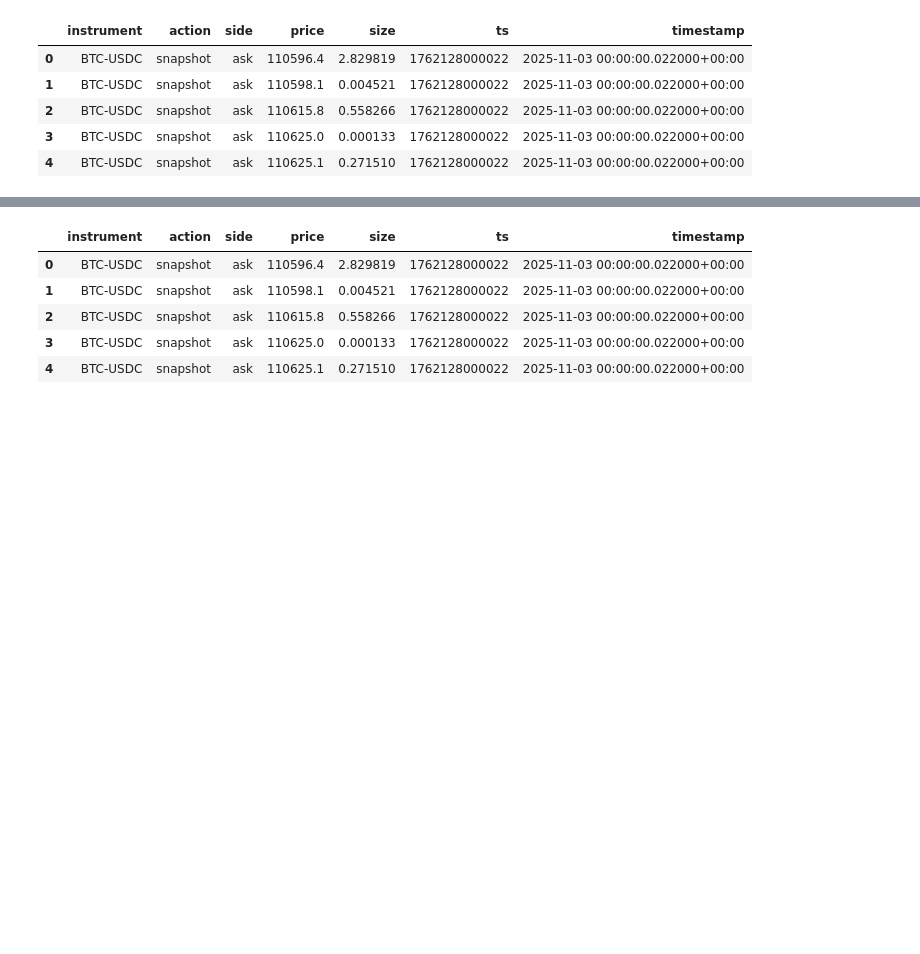
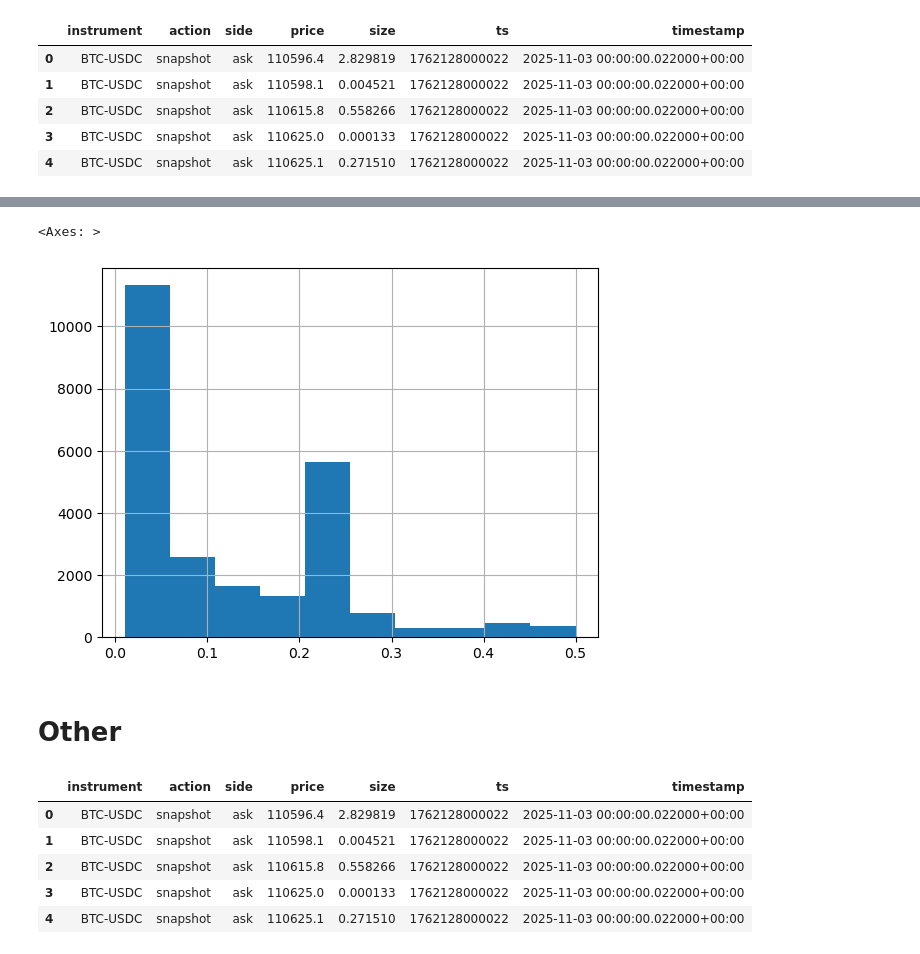
Before and after one commit to jinczing/okx-lob-da, a Jupyter notebook: lab-okx-profile.ipynb, the cells around one changed output, grey strips where cells are left out. Cells and saved outputs as stored; diff of their text form; code cells hidden in the pictures; blank space fills up the shorter version.

```diff
--- a/lab-okx-profile.ipynb
+++ b/lab-okx-profile.ipynb
@@ -18,2 +22,2 @@ orderbook_df.to_csv('book.csv')
 # %%
-orderbook_df = pd.read_csv('book.csv', nrows=100000)
+orderbook_df = pd.read_csv('L2.csv', nrows=150000)
@@ -240,3 +127,11 @@ rebuilt_snapshots.head()
+# %%
+dt = pd.to_datetime(best.index.get_level_values(0), unit='ms').to_series().diff().dt.total_seconds()
+dt[dt.between(0.01, 0.5)].hist()
+# %% [output]
+<Axes: >
+[figure, added]
+# %% [markdown]
+# Other
 # %%
 def rebuild_snapshots_every_100ms(df: pd.DataFrame, freq_ms: int = 100, depth: int | None = None) -> pd.DataFrame:
     """
```
Also changed, not shown: parts of 30 cells of this notebook.
